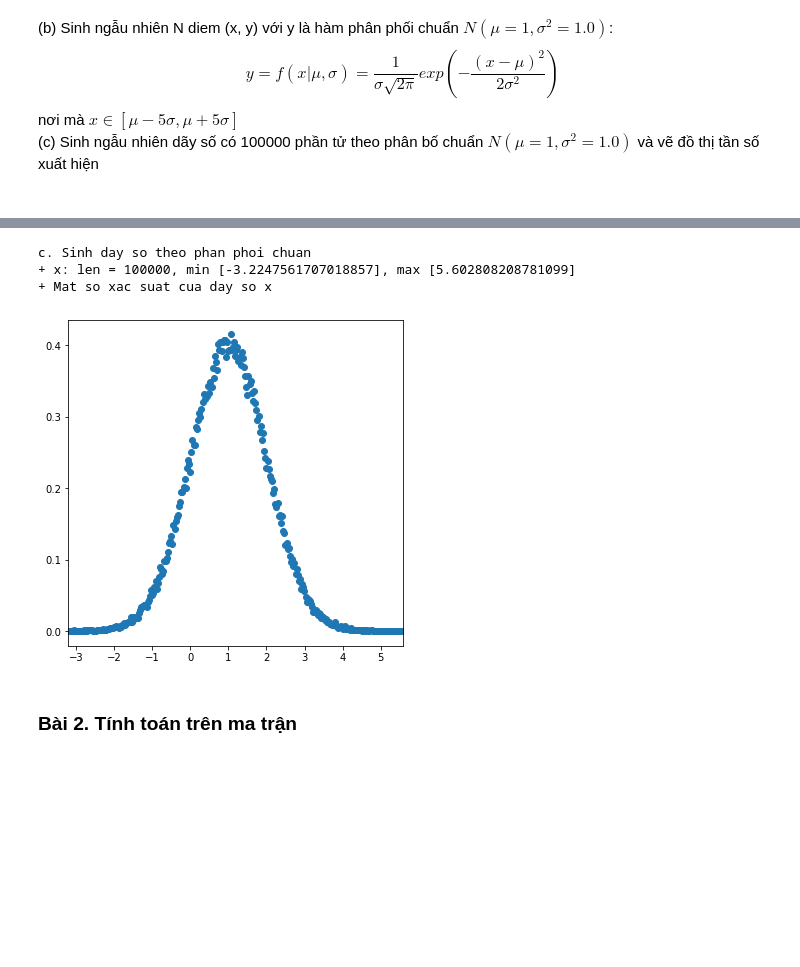
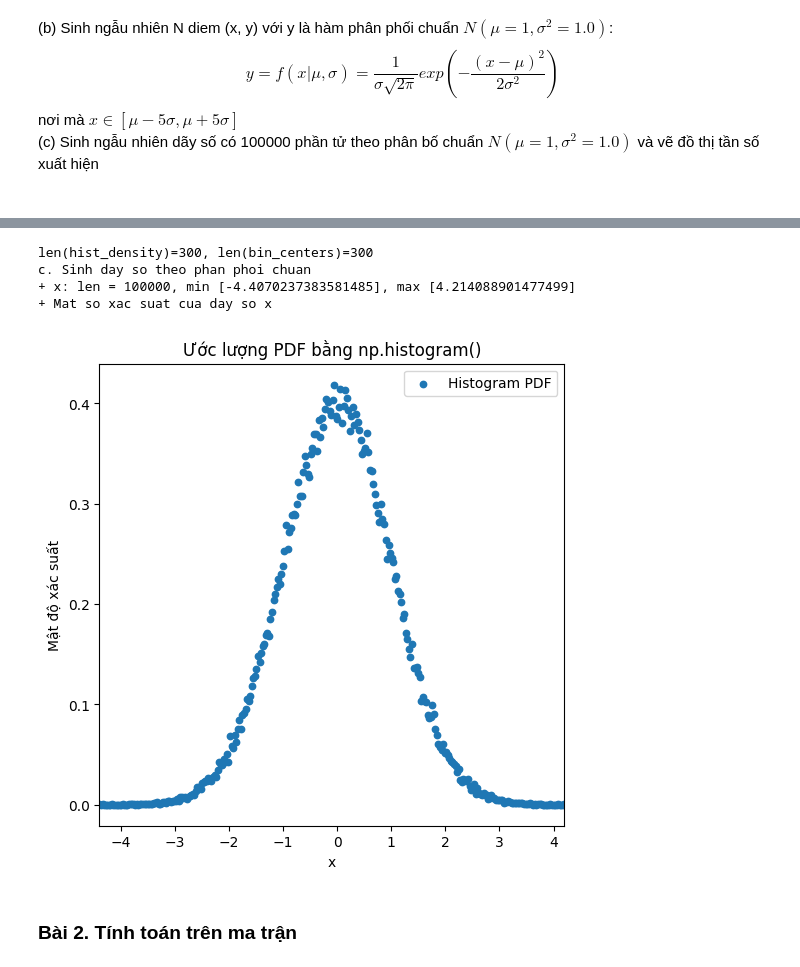
Before and after one commit to doduyquy/SGU_2025-ML-Fundamentals, a Jupyter notebook: Lab1/04_exercise_02_numpy-matplotlib.ipynb, the cells around one changed output, grey strips where cells are left out. Drawn from its saved outputs; the diff is of its cells as text; code cells hidden in the pictures; blank space fills up the shorter version.

```diff
--- a/Lab1/04_exercise_02_numpy-matplotlib.ipynb
+++ b/Lab1/04_exercise_02_numpy-matplotlib.ipynb
@@ -210,21 +214,39 @@ b. Sinh cặp (x, y) với y làm hàm phân phối chuẩn
 # %%
 """ CÁC BẠN LÀM BÀI Ở ĐÂY """
 # Sử dụng hàm np.random.randn() sinh phân phối chuẩn N(0,1) --> N(m,s^2) = m + N(0,1) * s
 # Sử dụng hàm np.histogram với density=True để thống kê số lần xuất hiện với số bins = 300 (do dãy số thực)
-# ...
+n = 100000
+x = np.random.randn(n)
+
+# Ước lượng PDF (Probability Density Function)
+# bins=300 --> chia đều đoạn [x_min, x_max] làm 300 khoảng bằng nhau (asc)
+hist_density, edges = np.histogram(x, bins=300, density=True)
+# Get each bin center: (edges[i] + edges[i + 1]) / 2
+bin_centers = (edges[:-1] + edges[1:]) / 2
+
+print(f"len(hist_density)={len(hist_density)}, len(bin_centers)={len(bin_centers)}")
+
 
 print( "c. Sinh day so theo phan phoi chuan")
 print(f"+ x: len = {len(x)}, min [{np.min(x)}], max [{np.max(x)}]")
 print(f"+ Mat so xac suat cua day so x")
-plt.figure(figsize=(6,6))      # kich thuoc ban ve
-plt.xlim(np.min(val), np.max(val))
-plt.scatter(val, cnt)
+
+
+plt.figure(figsize=(6, 6))
+plt.scatter(bin_centers, hist_density, s=21,  label="Histogram PDF")  # size of point = 10
+plt.xlim(np.min(bin_centers), np.max(bin_centers))
+# plt.ylim(0, 1)
+plt.title("Ước lượng PDF bằng np.histogram()")
+plt.xlabel("x")
+plt.ylabel("Mật độ xác suất")
+plt.legend()  # show label="Histogram PDF"
 plt.show()
 # %% [output]
+len(hist_density)=300, len(bin_centers)=300
 c. Sinh day so theo phan phoi chuan
-+ x: len = 100000, min [-3.2247561707018857], max [5.602808208781099]
++ x: len = 100000, min [-4.4070237383581485], max [4.214088901477499]
 + Mat so xac suat cua day so x
-[figure, old version]
+[figure, new version]
 # %% [markdown]
 ### Bài 2. Tính toán trên ma trận
 # %% [markdown]
```
Also changed, not shown: parts of 14 cells of this notebook.
